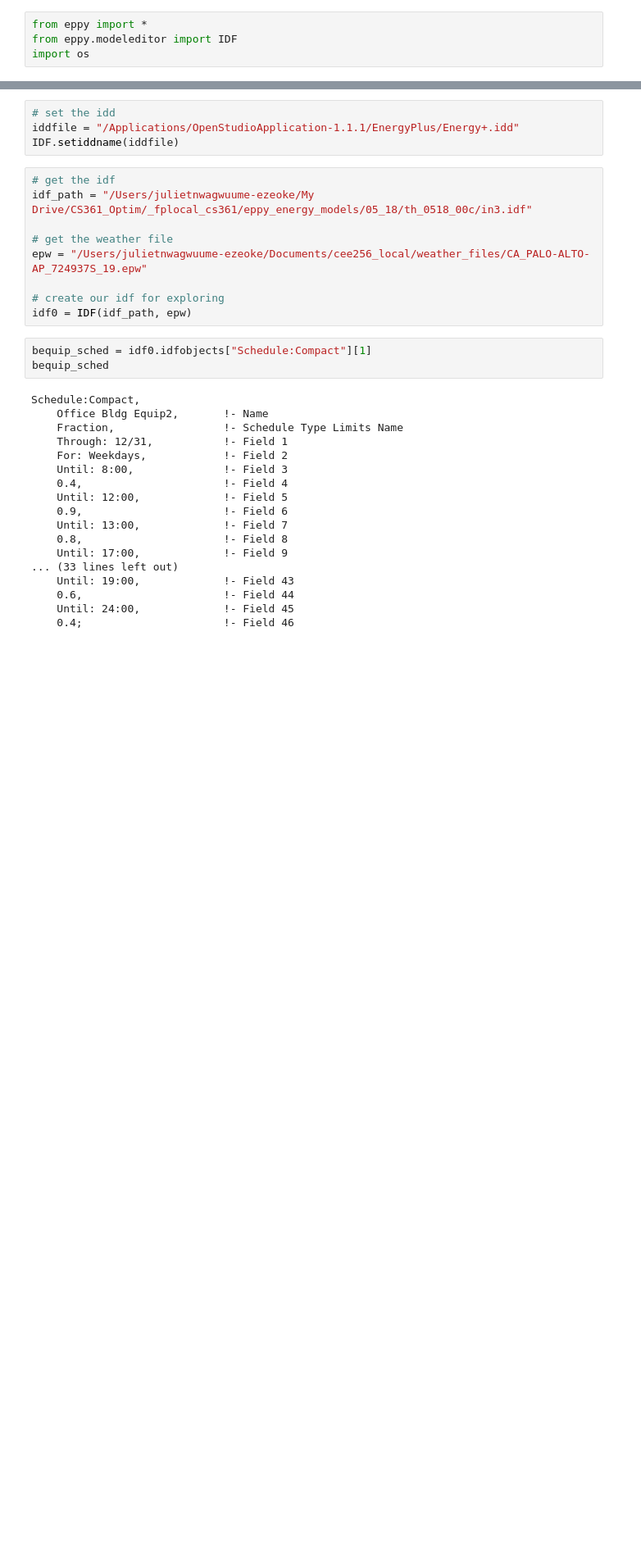
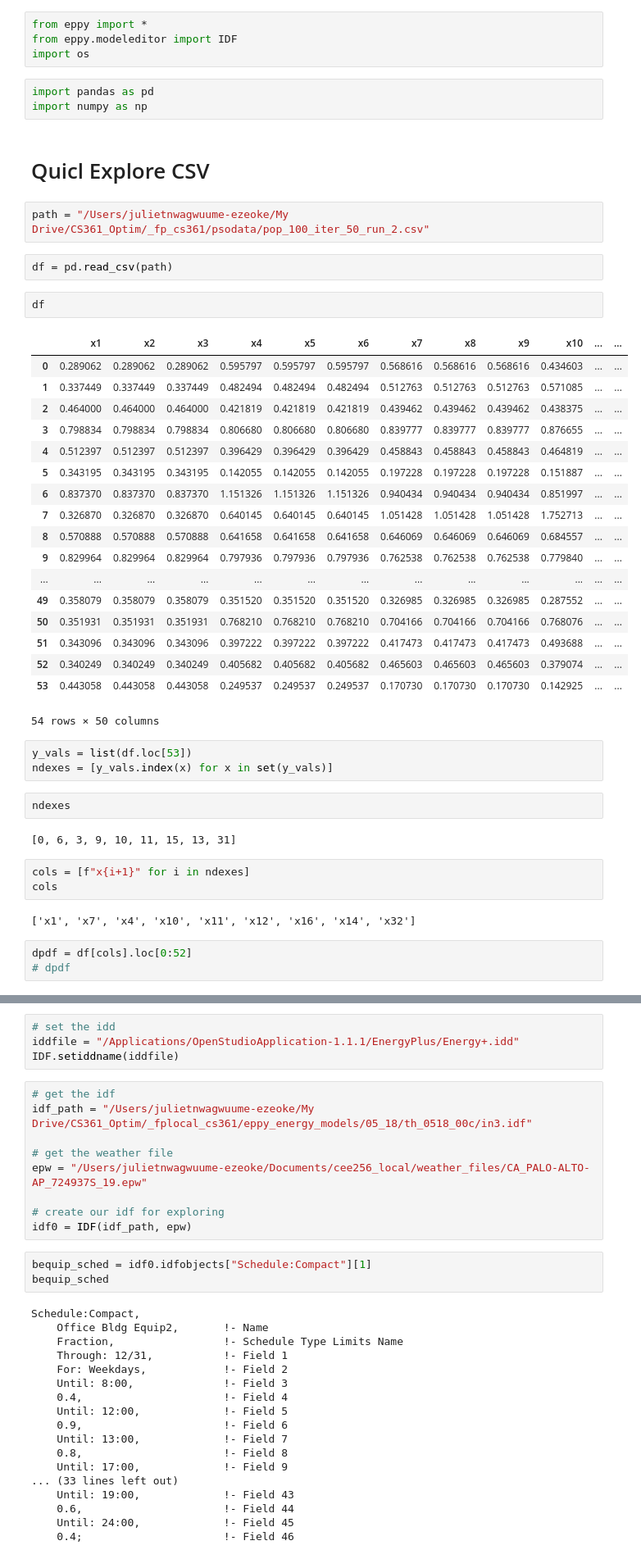
Before and after one commit to juliet29/fp_cs361, a Jupyter notebook: notebooks/explore_idf.ipynb, the cells around one changed output, grey strips where cells are left out. Shown at 82% size. Saved outputs shown, nothing was run; the diff lists cells and outputs as text; blank space fills up the shorter version.

Commit message:
psodata

```diff
--- a/notebooks/explore_idf.ipynb
+++ b/notebooks/explore_idf.ipynb
@@ -2,3 +2,48 @@
 from eppy import *
 from eppy.modeleditor import IDF
 import os
+# %%
+import pandas as pd
+import numpy as np
+# %% [markdown]
+# Quicl Explore CSV
+# %%
+path = "/Users/julietnwagwuume-ezeoke/My Drive/CS361_Optim/_fp_cs361/psodata/pop_100_iter_50_run_2.csv"
+# %%
+df = pd.read_csv(path)
+# %%
+df
+# %% [output]
+|  | x1 | x2 | x3 | x4 | x5 | x6 | x7 | x8 | x9 | x10 | ... | ... |
+| 0 | 0.289062 | 0.289062 | 0.289062 | 0.595797 | 0.595797 | 0.595797 | 0.568616 | 0.568616 | 0.568616 | 0.434603 | ... | ... |
+| 1 | 0.337449 | 0.337449 | 0.337449 | 0.482494 | 0.482494 | 0.482494 | 0.512763 | 0.512763 | 0.512763 | 0.571085 | ... | ... |
+| 2 | 0.464000 | 0.464000 | 0.464000 | 0.421819 | 0.421819 | 0.421819 | 0.439462 | 0.439462 | 0.439462 | 0.438375 | ... | ... |
+| 3 | 0.798834 | 0.798834 | 0.798834 | 0.806680 | 0.806680 | 0.806680 | 0.839777 | 0.839777 | 0.839777 | 0.876655 | ... | ... |
+| 4 | 0.512397 | 0.512397 | 0.512397 | 0.396429 | 0.396429 | 0.396429 | 0.458843 | 0.458843 | 0.458843 | 0.464819 | ... | ... |
+| 5 | 0.343195 | 0.343195 | 0.343195 | 0.142055 | 0.142055 | 0.142055 | 0.197228 | 0.197228 | 0.197228 | 0.151887 | ... | ... |
+| 6 | 0.837370 | 0.837370 | 0.837370 | 1.151326 | 1.151326 | 1.151326 | 0.940434 | 0.940434 | 0.940434 | 0.851997 | ... | ... |
+| 7 | 0.326870 | 0.326870 | 0.326870 | 0.640145 | 0.640145 | 0.640145 | 1.051428 | 1.051428 | 1.051428 | 1.752713 | ... | ... |
+| 8 | 0.570888 | 0.570888 | 0.570888 | 0.641658 | 0.641658 | 0.641658 | 0.646069 | 0.646069 | 0.646069 | 0.684557 | ... | ... |
+| 9 | 0.829964 | 0.829964 | 0.829964 | 0.797936 | 0.797936 | 0.797936 | 0.762538 | 0.762538 | 0.762538 | 0.779840 | ... | ... |
+| ... | ... | ... | ... | ... | ... | ... | ... | ... | ... | ... | ... | ... |
+| 49 | 0.358079 | 0.358079 | 0.358079 | 0.351520 | 0.351520 | 0.351520 | 0.326985 | 0.326985 | 0.326985 | 0.287552 | ... | ... |
+| 50 | 0.351931 | 0.351931 | 0.351931 | 0.768210 | 0.768210 | 0.768210 | 0.704166 | 0.704166 | 0.704166 | 0.768076 | ... | ... |
+| 51 | 0.343096 | 0.343096 | 0.343096 | 0.397222 | 0.397222 | 0.397222 | 0.417473 | 0.417473 | 0.417473 | 0.493688 | ... | ... |
+| 52 | 0.340249 | 0.340249 | 0.340249 | 0.405682 | 0.405682 | 0.405682 | 0.465603 | 0.465603 | 0.465603 | 0.379074 | ... | ... |
+| 53 | 0.443058 | 0.443058 | 0.443058 | 0.249537 | 0.249537 | 0.249537 | 0.170730 | 0.170730 | 0.170730 | 0.142925 | ... | ... |
+54 rows × 50 columns
+# %%
+y_vals = list(df.loc[53])
+ndexes = [y_vals.index(x) for x in set(y_vals)]
+# %%
+ndexes
+# %% [output]
+[0, 6, 3, 9, 10, 11, 15, 13, 31]
+# %%
+cols = [f"x{i+1}" for i in ndexes]
+cols
+# %% [output]
+['x1', 'x7', 'x4', 'x10', 'x11', 'x12', 'x16', 'x14', 'x32']
+# %%
+dpdf = df[cols].loc[0:52]
+# dpdf
```
Also changed, not shown: parts of 2 cells of this notebook, 37 other files.
